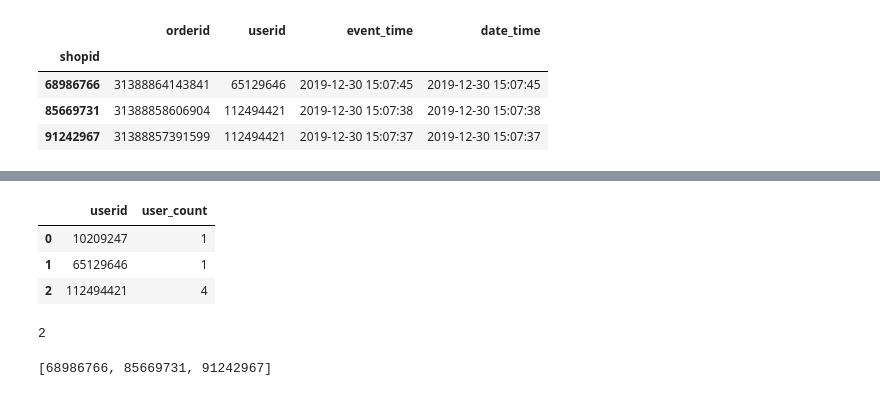
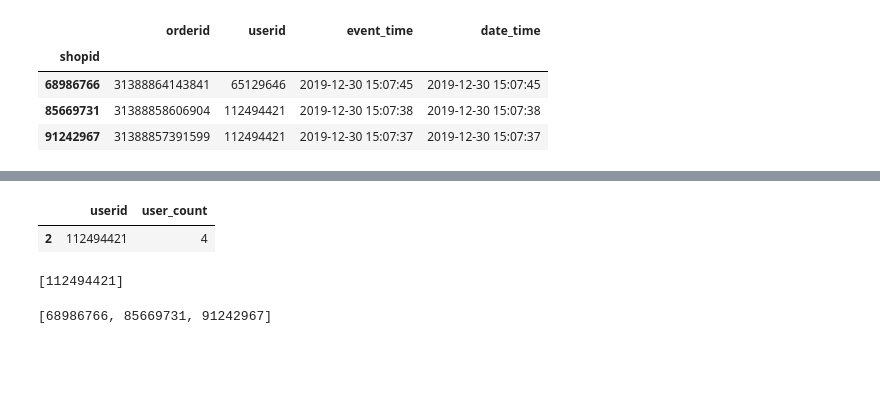
Before and after one commit to ee2110/Kaggle_projects_competition, a Jupyter notebook: Shopee_Code_League_2020/Order_Brushing/CYTeam_Order_Brushing.ipynb, the cells around one changed output, grey strips where cells are left out. Saved outputs shown, nothing was run; the diff lists cells and outputs as text; code cells hidden in the pictures; blank space fills up the shorter version.

```diff
--- a/Shopee_Code_League_2020/Order_Brushing/CYTeam_Order_Brushing.ipynb
+++ b/Shopee_Code_League_2020/Order_Brushing/CYTeam_Order_Brushing.ipynb
@@ -128,6 +122,6 @@ check.first()
 | 91242967 | 31388857391599 | 112494421 | 2019-12-30 15:07:37 | 2019-12-30 15:07:37 |
 # %%
 what_user = []
-lol = pd.DataFrame(data.loc[0:5].groupby('userid')['userid'].count().reset_index(name='user_count'))
-lol['user_count'].apply(lambda ui : print(lol['user_count']))
+lol = pd.DataFrame(data.loc[0:5].groupby('userid')['orderid'].count().reset_index(name='user_count'))
+lol
 # %% [output]
@@ -150,11 +132,6 @@ Name: user_count, dtype: object
-# %%
-lol
-# %% [output]
-|  | userid | user_count |
-| 0 | 10209247 | 1 |
-| 1 | 65129646 | 1 |
-| 2 | 112494421 | 4 |
-# %%
-lol['user_count'].idxmax()
-# %% [output]
-2
+# %%
+haha = lol[lol['user_count'] >= 3]
+haha
+# %% [output]
+|  | userid | user_count |
+| 2 | 112494421 | 4 |
@@ -161,3 +140,7 @@ lol['user_count'].idxmax()
+# %%
+tenten
+# %% [output]
+[112494421]
 # %%
 key = list(check.groups.keys())
 key
```
Also changed, not shown: parts of 22 cells of this notebook.
